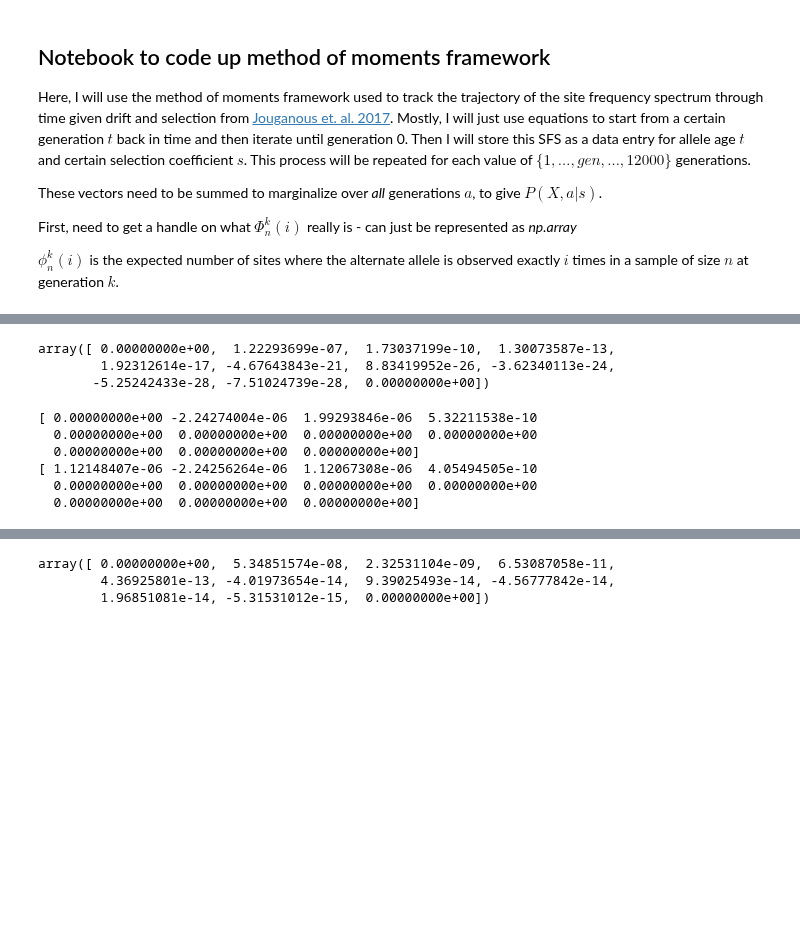
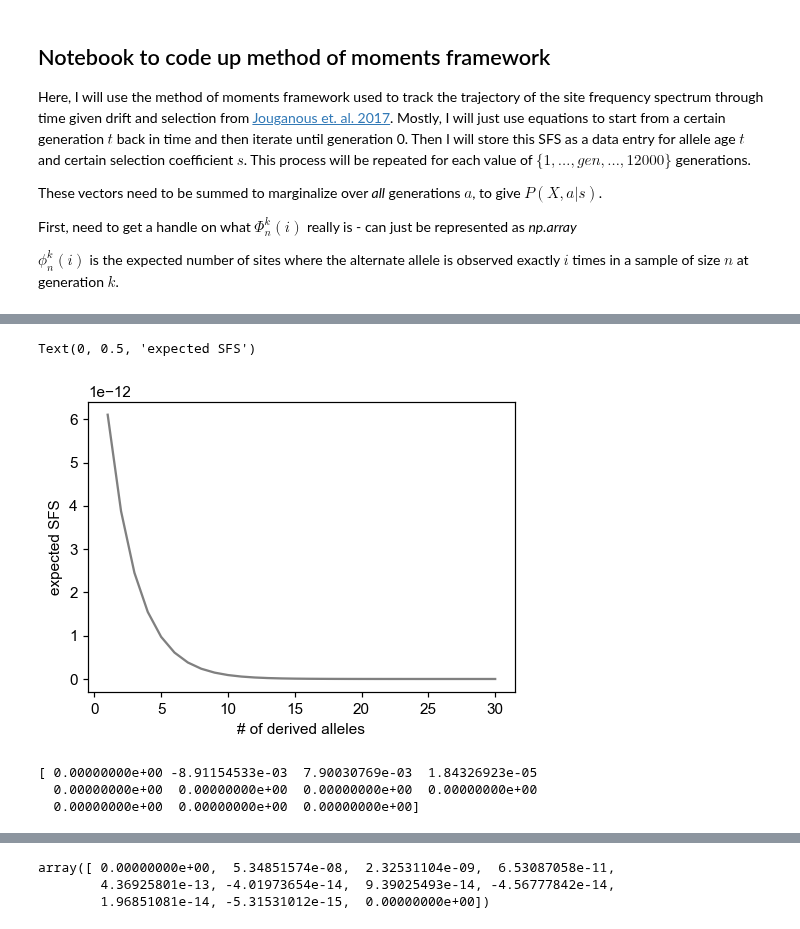
Before and after one commit to VivaswatS/selCoefEst, a Jupyter notebook: mom-framework.ipynb, the cells around one changed output, grey strips where cells are left out. Saved outputs shown, nothing was run; the diff lists cells and outputs as text; code cells hidden in the pictures; blank space fills up the shorter version.

```diff
--- a/mom-framework.ipynb
+++ b/mom-framework.ipynb
@@ -72,7 +72,7 @@ def calcJK13(n):
 ibis, jk13 = calcJK13(n)
 # %%
 ## testbed for a single realization of gen = t
-mom[tot_gen,1] = n*mu # singleton input
+mom[tot_gen,1] = n*1 # singleton input
 
 # going from generation 9 to 0
 for gen in np.arange(tot_gen)[::-1]:
@@ -81,19 +81,16 @@ for gen in np.arange(tot_gen)[::-1]:
     momkp1[gen,1] = 0.25/N * ((n-2) * 2 * mom[gen+1,2] - 2 * (n-1) * mom[gen+1,1])
     momkp1[gen,n-1] = 0.25/N * ((n-2) * 2 * mom[gen+1,n-2] - 2 * (n-1) * mom[gen+1,n-1])
 
-    # momkp1[gen,] = mom[gen+1,] + np.abs((D + S) @ mom[gen+1,])
-    # momkp1[gen,0] = momkp1[gen,n] = 0.0
-
     # notice the difference in indexing for LHS
     # momnp1[np.arange(1,n+1)] = (jk13[:,0] * mom[gen+1,np.array(ibis)-1] - jk13[:,1] * mom[gen+1,np.array(ibis)] + jk13[:,2] * mom[gen+1,np.array(ibis)+1])
-    momnp1[np.arange(1,n+1)] = np.abs(J @ mom[gen+1,iter])
+    momnp1[np.arange(1,n+1)] = (J @ mom[gen+1,iter])
 
     # restricting SFS to positive entries
     # momnp1.clip(min=0.0, out=momnp1)
     # momnp1[momnp1<0] = 0.0
 
-    # print(momnp1)
-
     momkp1[gen,iter] += mom[gen+1,iter] + 0.5 * s/(n+1) * (iter * (n+1-iter) * momnp1[iter] - (n-iter) * (iter+1) * momnp1[iter+1])
 
-    mom = deepcopy(momkp1)
+    mom[gen,] = deepcopy(momkp1[gen,])
+
+mom2 = deepcopy(mom)
@@ -116,20 +132,18 @@ ValueError: zero-size array to reduction operation maximum which has no identity
-# %%
-mom[-8,:]
-# %% [output]
-array([ 0.00000000e+00,  1.22293699e-07,  1.73037199e-10,  1.30073587e-13,
-        1.92312614e-17, -4.67643843e-21,  8.83419952e-26, -3.62340113e-24,
-       -5.25242433e-28, -7.51024739e-28,  0.00000000e+00])
+# %%
+# plt.hist(np.ravel(mom[8000:10000,30:]))
+plt.plot(np.arange(1,n+1),mu*mom[0,1:],color='grey'); plt.xlabel('# of derived alleles'); plt.ylabel('expected SFS')
+# plt.scatter(np.ravel(mom),np.ravel(mom2),alpha=0.5,color='grey'); plt.axline((0,0),(1,1),color='red')
+# %% [output]
+Text(0, 0.5, 'expected SFS')
+[figure, added]
 # %%
 g = -2
-print(mom[g,] @ D)
+# print(mom[g,] @ D)
 print(D @ mom[g,])
 # %% [output]
-[ 0.00000000e+00 -2.24274004e-06  1.99293846e-06  5.32211538e-10
+[ 0.00000000e+00 -8.91154533e-03  7.90030769e-03  1.84326923e-05
   0.00000000e+00  0.00000000e+00  0.00000000e+00  0.00000000e+00
   0.00000000e+00  0.00000000e+00  0.00000000e+00]
-[ 1.12148407e-06 -2.24256264e-06  1.12067308e-06  4.05494505e-10
-  0.00000000e+00  0.00000000e+00  0.00000000e+00  0.00000000e+00
-  0.00000000e+00  0.00000000e+00  0.00000000e+00]
 # %%
 # J @ mom[10,iter]
 print(J)
```
Also changed, not shown: parts of 8 cells of this notebook.
